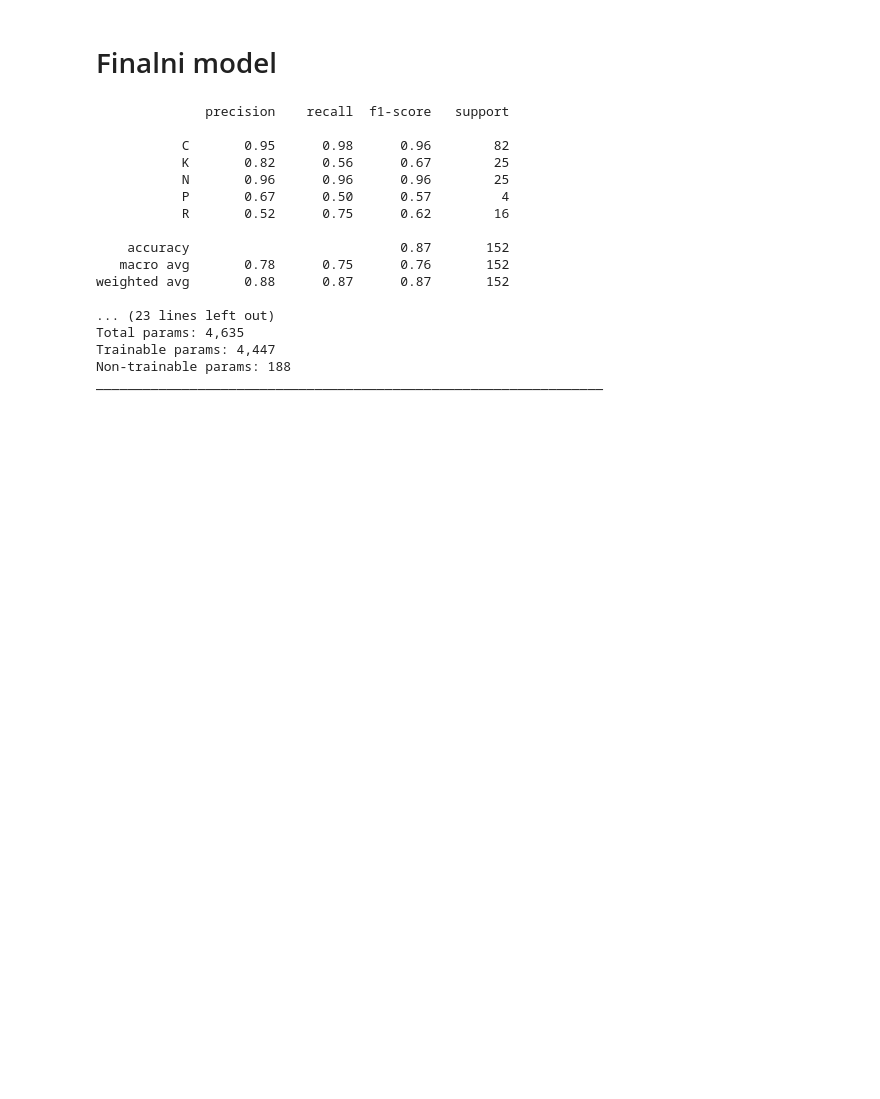
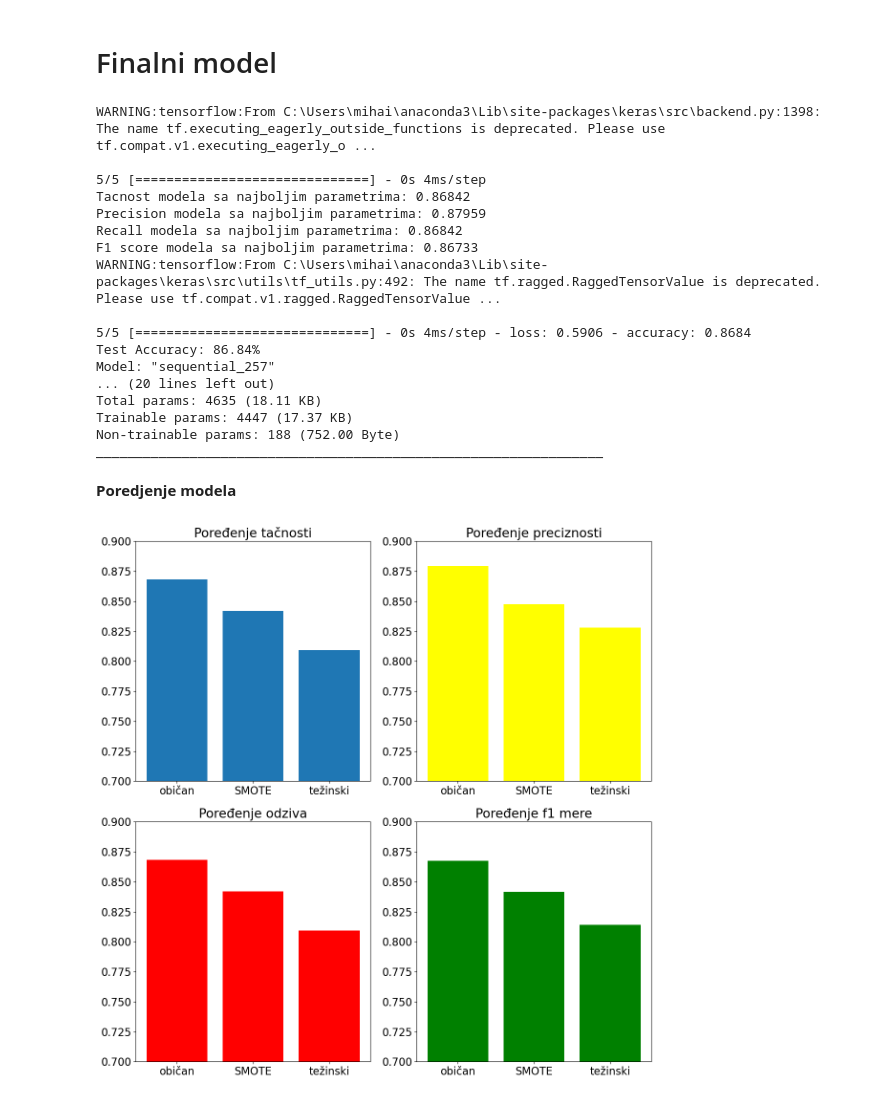
Before and after one commit to skiiszn/E.coli-Codon-Analysis, a Jupyter notebook: classification/neural_network.ipynb, the cells around one changed output. Cells and saved outputs as stored; diff of their text form; code cells hidden in the pictures; blank space fills up the shorter version.

```diff
--- a/classification/neural_network.ipynb
+++ b/classification/neural_network.ipynb
@@ -233,30 +261,70 @@ _________________________________________________________________
 # %%
 final_model = load_model('best_model1.h5')
 y_pred = final_model.predict(X_test_scaled)
-y_pred_classes = np.argmax(y_pred, axis=1)
+y_pred_best = np.argmax(y_pred, axis=1)
 
 class_names = label_encoder.classes_
 
-print(classification_report(y_test_encoded, y_pred_classes, target_names=class_names))
+accuracy_best = accuracy_score(y_test_encoded, y_pred_best)
+precision_best = precision_score(y_test_encoded, y_pred_best, average='weighted')
+recall_best = recall_score(y_test_encoded, y_pred_best, average='weighted')
+f1_best = f1_score(y_test_encoded, y_pred_best, average='weighted')
+
+print("Tacnost modela sa najboljim parametrima:", round(accuracy_best, 5))
+print("Precision modela sa najboljim parametrima:", round(precision_best, 5))
+print("Recall modela sa najboljim parametrima:", round(recall_best, 5))
+print("F1 score modela sa najboljim parametrima:", round(f1_best, 5))
+#print(classification_report(y_test_encoded, y_pred_classes, target_names=class_names))
 
 test_loss, test_accuracy = final_model.evaluate(X_test_scaled, y_test_encoded)
 print(f"Test Accuracy: {test_accuracy * 100:.2f}%")
 final_model.summary()
 # %% [output]
-              precision    recall  f1-score   support
+WARNING:tensorflow:From C:\Users\mihai\anaconda3\Lib\site-packages\keras\src\backend.py:1398: The name tf.executing_eagerly_outside_functions is deprecated. Please use tf.compat.v1.executing_eagerly_o ...
 
-           C       0.95      0.98      0.96        82
-           K       0.82      0.56      0.67        25
-           N       0.96      0.96      0.96        25
-           P       0.67      0.50      0.57         4
-           R       0.52      0.75      0.62        16
+5/5 [==============================] - 0s 4ms/step
+Tacnost modela sa najboljim parametrima: 0.86842
+Precision modela sa najboljim parametrima: 0.87959
+Recall modela sa najboljim parametrima: 0.86842
+F1 score modela sa najboljim parametrima: 0.86733
+WARNING:tensorflow:From C:\Users\mihai\anaconda3\Lib\site-packages\keras\src\utils\tf_utils.py:492: The name tf.ragged.RaggedTensorValue is deprecated. Please use tf.compat.v1.ragged.RaggedTensorValue ...
 
-    accuracy                           0.87       152
-   macro avg       0.78      0.75      0.76       152
-weighted avg       0.88      0.87      0.87       152
-
-... (23 lines left out)
-Total params: 4,635
-Trainable params: 4,447
-Non-trainable params: 188
+5/5 [==============================] - 0s 4ms/step - loss: 0.5906 - accuracy: 0.8684
+Test Accuracy: 86.84%
+Model: "sequential_257"
+... (20 lines left out)
+Total params: 4635 (18.11 KB)
+Trainable params: 4447 (17.37 KB)
+Non-trainable params: 188 (752.00 Byte)
 _________________________________________________________________
+# %% [markdown]
+**Poredjenje modela**
+# %%
+plt.rcParams.update({'font.size': 16})
+fig = plt.figure(figsize=(12, 12))
+
+plt.subplot(2, 2, 1)
+plt.bar(['običan', 'SMOTE', 'težinski'], [accuracy_best, accuracy_best_SMOTE, accuracy_best_cw])
+plt.title('Poređenje tačnosti')
+plt.ylim(0.7, 0.9)
+
+plt.subplot(2, 2, 2)
+plt.bar(['običan', 'SMOTE', 'težinski'], [precision_best, precision_best_SMOTE, precision_best_cw], color='yellow')
+plt.title('Poređenje preciznosti')
+plt.ylim(0.7, 0.9)
+
+plt.subplot(2, 2, 3)
+plt.bar(['običan', 'SMOTE', 'težinski'], [recall_best, recall_best_SMOTE, recall_best_cw], color='red')
+plt.title('Poređenje odziva')
+plt.ylim(0.7, 0.9)
+
+plt.subplot(2, 2, 4)
+plt.bar(['običan', 'SMOTE', 'težinski'], [f1_best, f1_best_SMOTE, f1_best_cw], color='green')
+plt.title('Poređenje f1 mere')
+plt.ylim(0.7, 0.9)
+
+plt.savefig('NN_poredjenje.png')
+plt.tight_layout()
+plt.show()
+# %% [output]
+[figure, added]
```
Also changed, not shown: parts of 9 cells of this notebook, 3 other files.
